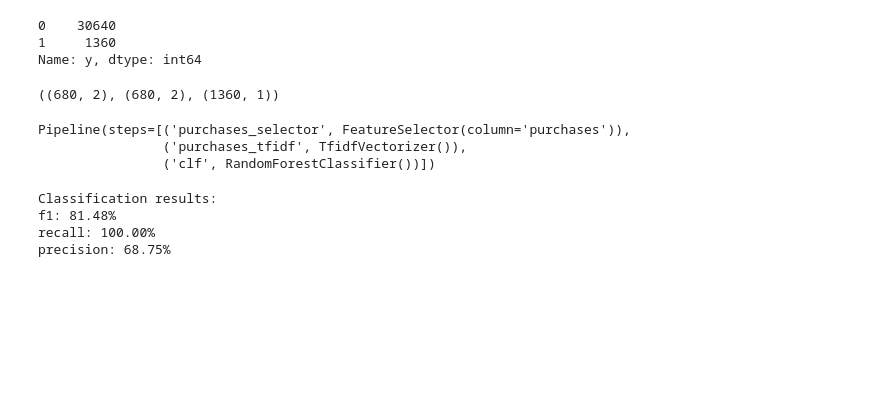
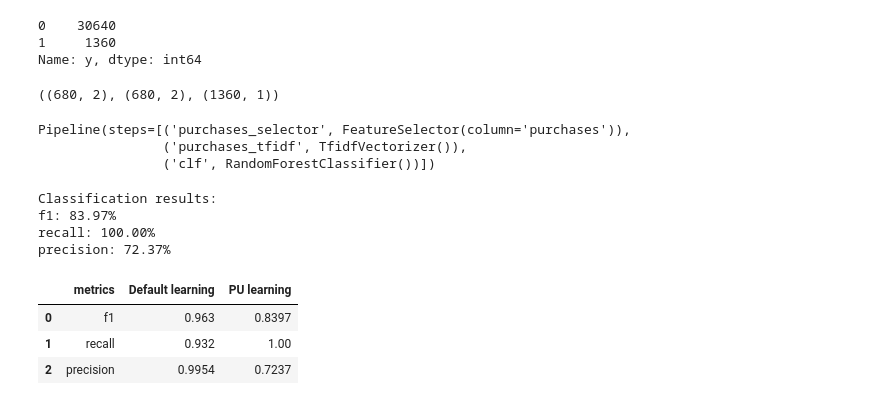
Before and after one commit to david-chulakov/Ml_buisness, a Jupyter notebook: 6. Задача lookalike/HW.ipynb, the cells around one changed output. Saved outputs shown, nothing was run; the diff lists cells and outputs as text; code cells hidden in the pictures; blank space fills up the shorter version.

```diff
--- a/6. Задача lookalike/HW.ipynb
+++ b/6. Задача lookalike/HW.ipynb
@@ -248,8 +264,15 @@ def evaluate_results(y_test, y_predict):
 # %%
-y_predict = pipeline.predict(X_test)
-evaluate_results(y_test, y_predict)
+y_predict2 = pipeline2.predict(X_test)
+evaluate_results(y_test, y_predict2)
 # %% [output]
 Classification results:
-f1: 81.48%
+f1: 83.97%
 recall: 100.00%
-precision: 68.75%
+precision: 72.37%
+# %%
+pd.DataFrame({'metrics': ['f1', 'recall', 'precision'], 'Default learning': ['0.963', '0.932', '0.9954'], 'PU learning': ['0.8397', '1.00', '0.7237']})
+# %% [output]
+|  | metrics | Default learning | PU learning |
+| 0 | f1 | 0.963 | 0.8397 |
+| 1 | recall | 0.932 | 1.00 |
+| 2 | precision | 0.9954 | 0.7237 |
```
Also changed, not shown: parts of 6 cells of this notebook.
